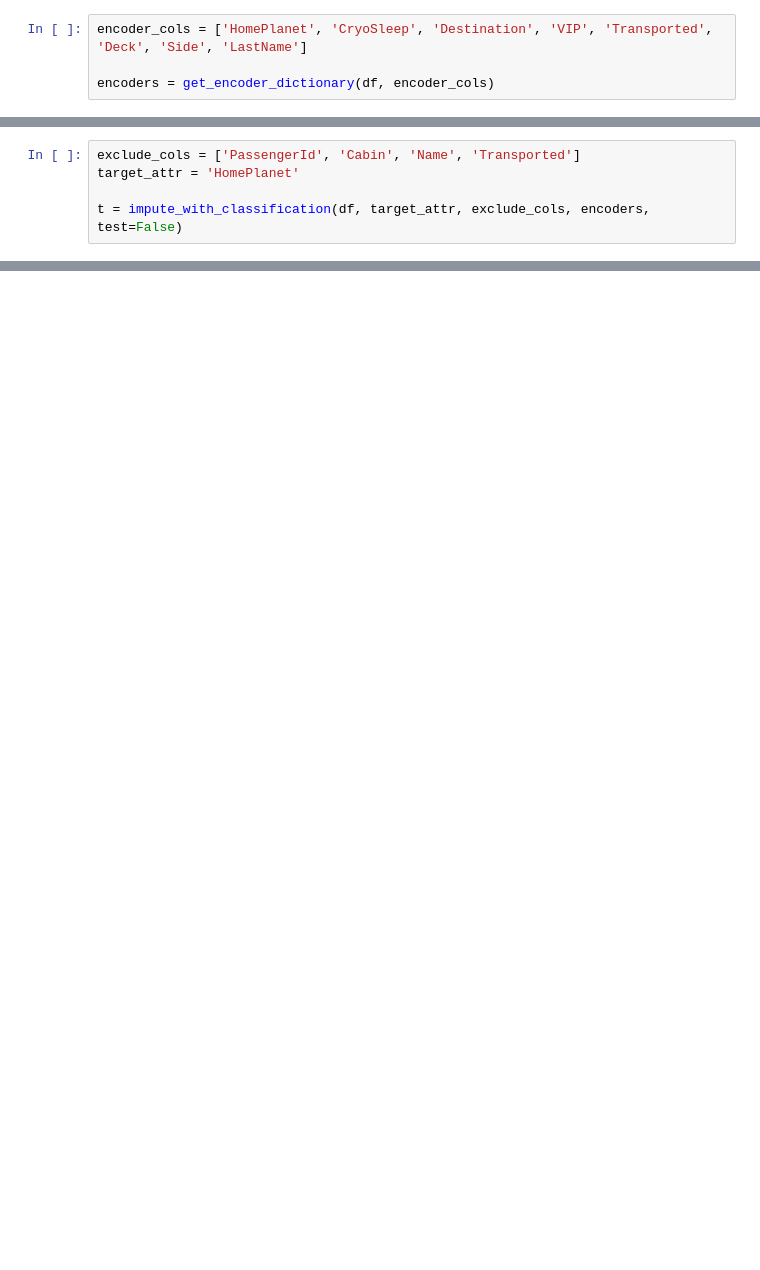
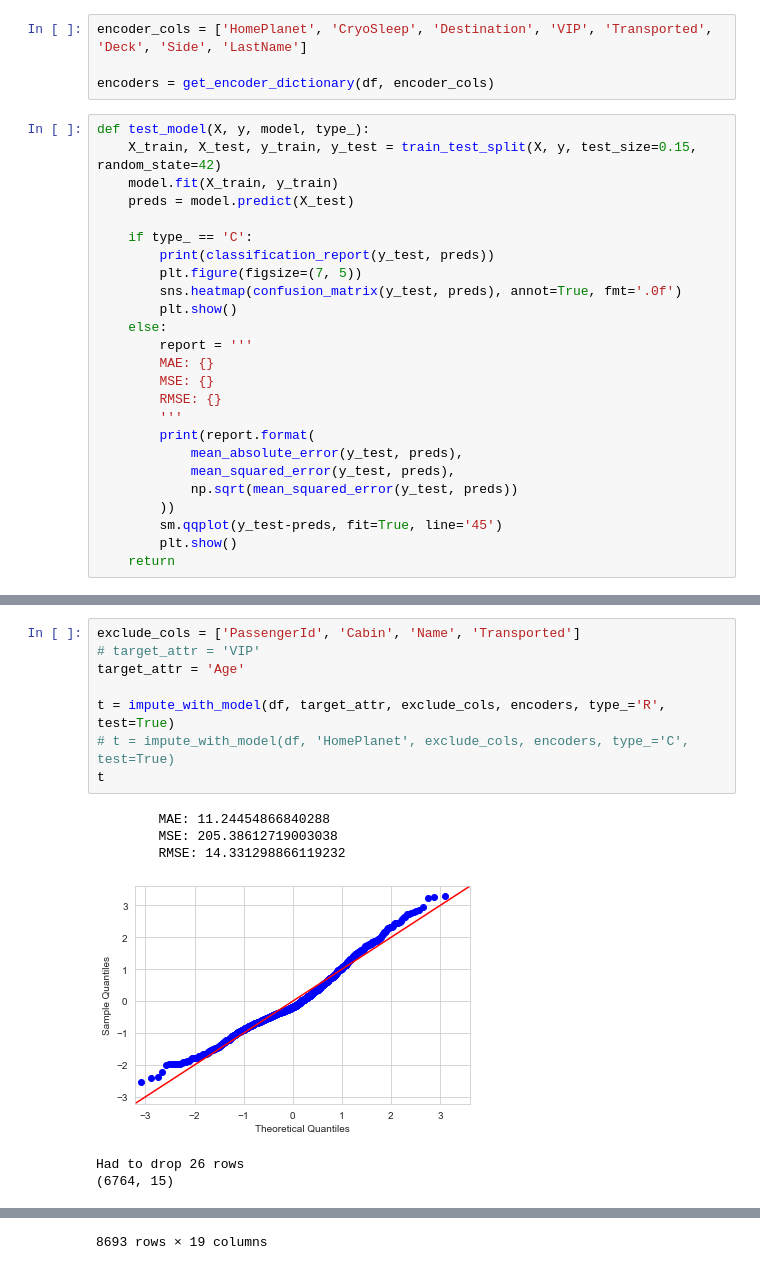
Before and after one commit to team-pass-ds/Spaceship-Titanic, a Jupyter notebook: notebooks/prediction-method.ipynb, the cells around one changed output, grey strips where cells are left out. Saved outputs shown, nothing was run; the diff lists cells and outputs as text; blank space fills up the shorter version.

```diff
--- a/notebooks/prediction-method.ipynb
+++ b/notebooks/prediction-method.ipynb
@@ -81,4 +80,29 @@ def get_encoder_dictionary(df: pd.DataFrame, encode_cols: List[str], **kwargs) -
 encoder_cols = ['HomePlanet', 'CryoSleep', 'Destination', 'VIP', 'Transported', 'Deck', 'Side', 'LastName']
 
 encoders = get_encoder_dictionary(df, encoder_cols)
+# %%
+def test_model(X, y, model, type_):
+    X_train, X_test, y_train, y_test = train_test_split(X, y, test_size=0.15, random_state=42)
+    model.fit(X_train, y_train)
+    preds = model.predict(X_test)
+
+    if type_ == 'C':
+        print(classification_report(y_test, preds))
+        plt.figure(figsize=(7, 5))
+        sns.heatmap(confusion_matrix(y_test, preds), annot=True, fmt='.0f')
+        plt.show()
+    else:
+        report = '''
+        MAE: {}
+        MSE: {}
+        RMSE: {}
+        '''
+        print(report.format(
+            mean_absolute_error(y_test, preds),
+            mean_squared_error(y_test, preds),
+            np.sqrt(mean_squared_error(y_test, preds))
+        ))
+        sm.qqplot(y_test-preds, fit=True, line='45')
+        plt.show()
+    return
 # %%
@@ -147,5 +180,15 @@ def impute_with_classification(
 # %%
 exclude_cols = ['PassengerId', 'Cabin', 'Name', 'Transported']
-target_attr = 'HomePlanet'
+# target_attr = 'VIP'
+target_attr = 'Age'
 
-t = impute_with_classification(df, target_attr, exclude_cols, encoders, test=False)
+t = impute_with_model(df, target_attr, exclude_cols, encoders, type_='R', test=True)
+# t = impute_with_model(df, 'HomePlanet', exclude_cols, encoders, type_='C', test=True)
+t
+# %% [output]
+        MAE: 11.24454866840288
+        MSE: 205.38612719003038
+        RMSE: 14.331298866119232
+[figure, added]
+Had to drop 26 rows
+(6764, 15)
@@ -151,0 +207 @@ t = impute_with_classification(df, target_attr, exclude_cols, encoders, test=Fal
+8693 rows × 19 columns
```
Also changed, not shown: parts of 11 cells of this notebook, 2 other files.
